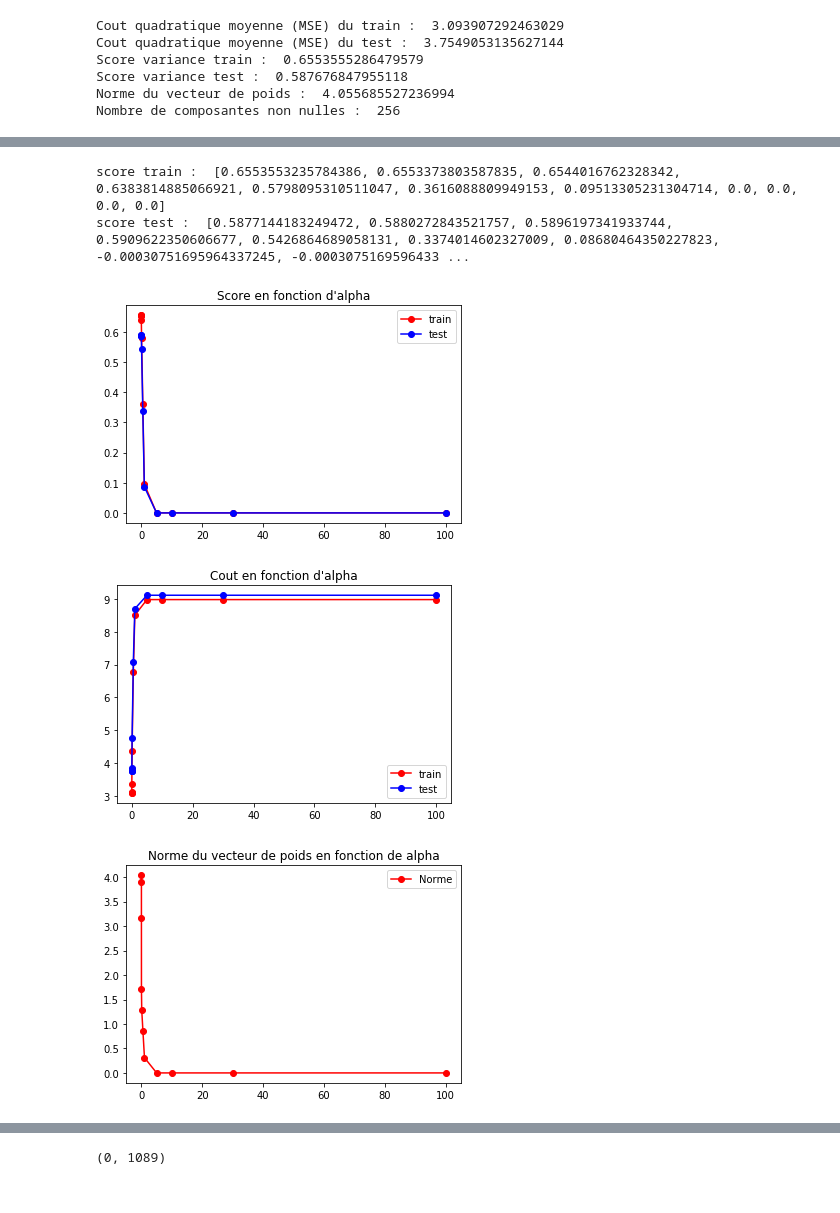
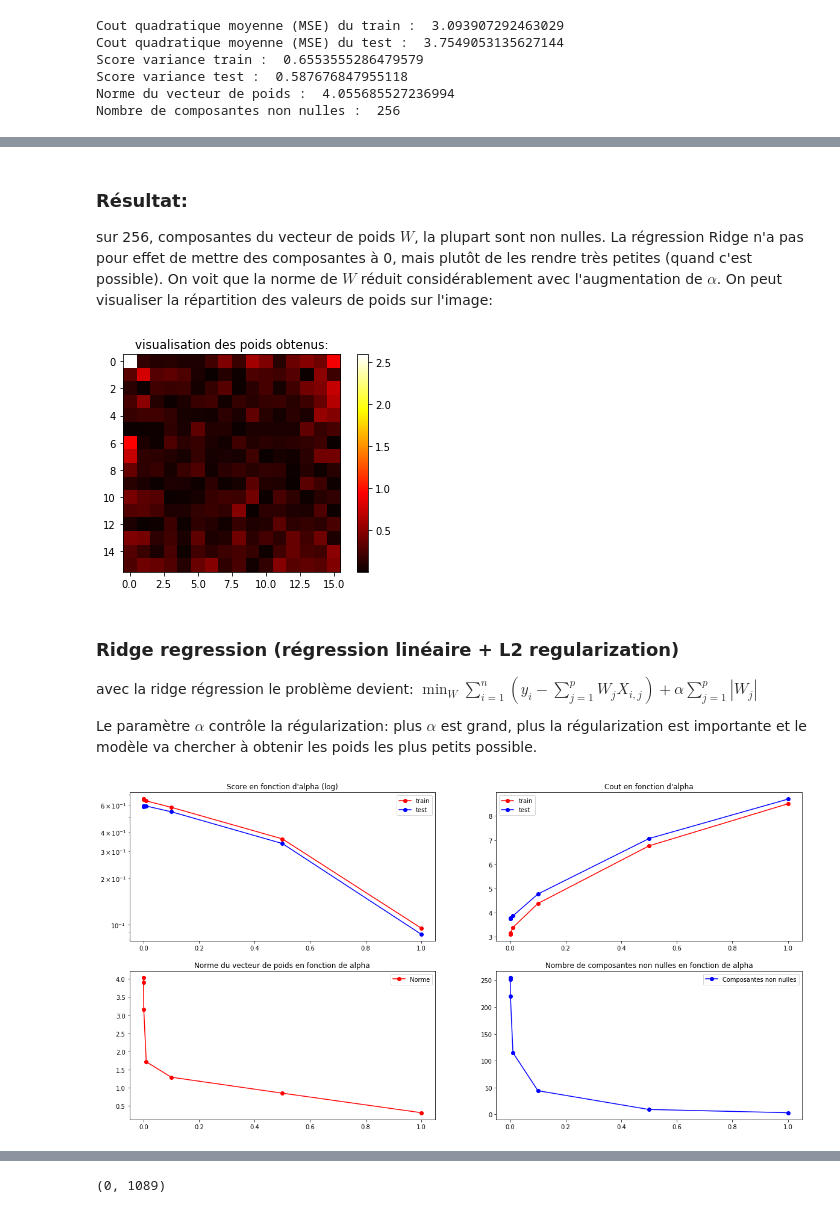
Before and after one commit to ismaelbonneau/inpainting, a Jupyter notebook: inpainting.ipynb, the cells around one changed output, grey strips where cells are left out. Cells and saved outputs as stored; diff of their text form; code cells hidden in the pictures.

```diff
--- a/inpainting.ipynb
+++ b/inpainting.ipynb
@@ -133,5 +148,22 @@ score test :  [0.5272420684821543, 0.5272420717549418, 0.5272421044825807, 0.527
+# %% [markdown]
+### Résultat:
+
+sur 256, composantes du vecteur de poids ${W}$, la plupart sont non nulles. La régression Ridge n'a pas pour effet de mettre des composantes à 0, mais plutôt de les rendre très petites (quand c'est possible). On voit que la norme de ${W}$ réduit considérablement avec l'augmentation de ${\alpha}$. On peut visualiser la répartition des valeurs de poids sur l'image:
+# %%
+plt.title('visualisation des poids obtenus:')
+plt.imshow(np.abs(ridge.coef_.reshape((16,16))),interpolation="nearest",cmap="hot")
+plt.colorbar()
+plt.show()
+# %% [output]
+[figure, added]
+# %% [markdown]
+### Ridge regression (régression linéaire + L2 regularization)
+
+avec la ridge régression le problème devient: ${\min_{W} \sum_{i=1}^{n} (y_i - \sum_{j=1}^{p} W_j X_{i,j}) + \alpha \sum_{j=1}^{p} |W_j|}$
+
+Le paramètre ${\alpha}$ contrôle la régularization: plus ${\alpha}$ est grand, plus la régularization est importante et le modèle va chercher à obtenir les poids les plus petits possible.
 # %%
-alpha = [0.00001, 0.0001, 0.001, 0.01, 0.1, 0.5, 1, 5, 10, 30, 100]
+alpha = [0.00001, 0.0001, 0.001, 0.01, 0.1, 0.5, 1]
 # %%
 score_test = []
 score_train = []
@@ -144,45 +176,38 @@ compo_non_nulles = []
 for a in alpha:
     reg_las = linear_model.Lasso(alpha=a, max_iter = 2000)
     reg_las.fit(dtrx, dtry)
     score_test.append(reg_las.score(dtex,dtey))
     score_train.append(reg_las.score(dtrx, dtry))
 
     pred_train = reg_las.predict(dtrx)
     pred_test = reg_las.predict(dtex)
     w = sum([abs(x) for x in reg_las.coef_])
     cout_train.append(mean_squared_error(dtry, pred_train) + a*w)
     cout_test.append(mean_squared_error(dtey, pred_test) + a*w)
 
     normes.append(np.linalg.norm(reg_las.coef_))
     compo_non_nulles.append(np.count_nonzero(reg_las.coef_))
 
-print("score train : ", score_train)
-print("score test : ", score_test)
-
+plt.figure(figsize=(20,10))
+plt.subplot(2,2,1)
+plt.yscale("log")
 plt.plot(alpha, score_train, marker="o", color='red', label='train')
 plt.plot(alpha, score_test, marker="o", color='blue', label='test')
-plt.title("Score en fonction d'alpha")
+plt.title("Score en fonction d'alpha (log)")
 plt.legend()
-plt.show()
-
+plt.subplot(2,2,2)
 plt.plot(alpha, cout_train, marker="o", color='red', label="train")
 plt.plot(alpha, cout_test, marker="o", color='blue', label="test")
 plt.title("Cout en fonction d'alpha")
 plt.legend()
-plt.show()
-
+plt.subplot(2,2,3)
 plt.plot(alpha, normes, marker="o", color='red', label='Norme')
 plt.title("Norme du vecteur de poids en fonction de alpha")
 plt.legend()
-plt.show()
-
+plt.subplot(2,2,4)
 plt.plot(alpha, compo_non_nulles, marker="o", color='blue', label='Composantes non nulles')
 plt.title("Nombre de composantes non nulles en fonction de alpha")
 plt.legend()
 plt.show()
 # %% [output]
-score train :  [0.6553553235784386, 0.6553373803587835, 0.6544016762328342, 0.6383814885066921, 0.5798095310511047, 0.3616088809949153, 0.09513305231304714, 0.0, 0.0, 0.0, 0.0]
-score test :  [0.5877144183249472, 0.5880272843521757, 0.5896197341933744, 0.5909622350606677, 0.5426864689058131, 0.3374014602327009, 0.08680464350227823, -0.00030751695964337245, -0.0003075169596433 ...
-[figure, old version]
+[figure, new version]
-[figure, removed]
-[figure, removed]
```
Also changed, not shown: parts of 53 cells of this notebook.
